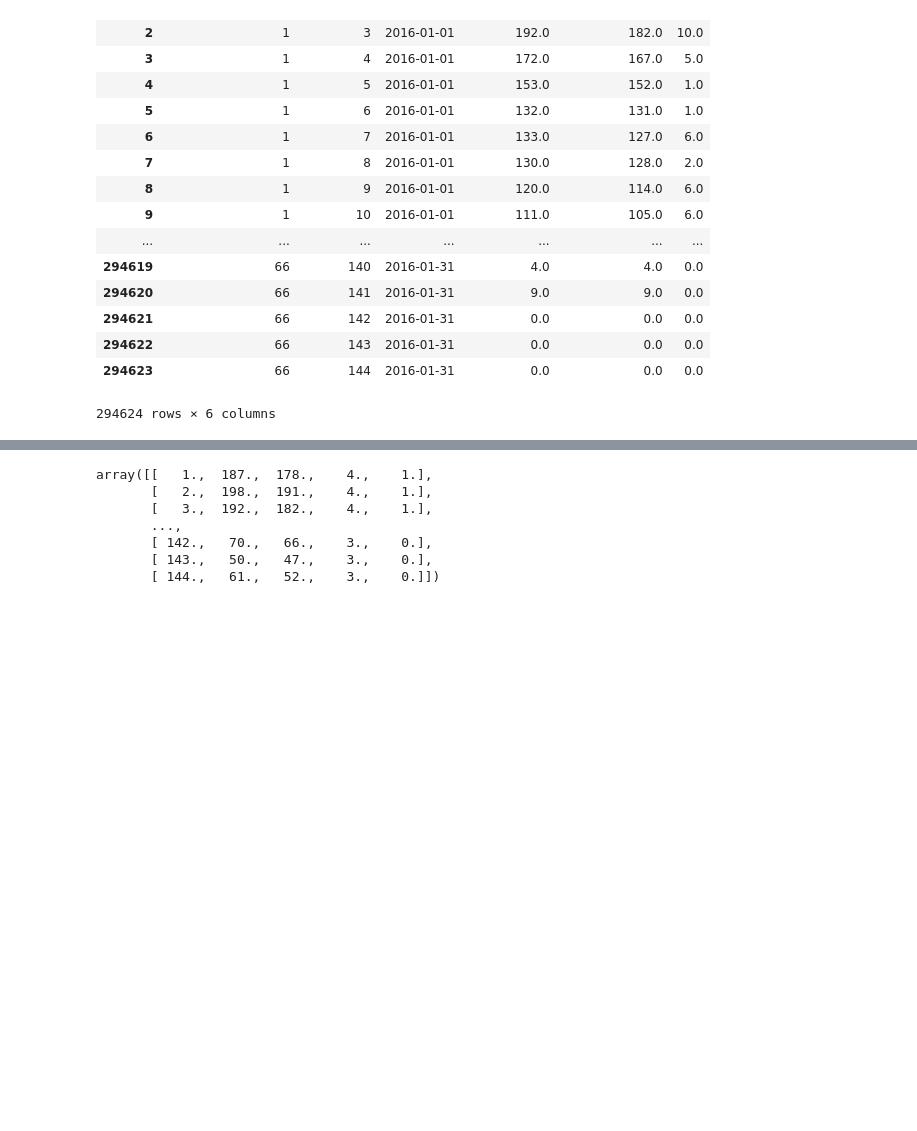
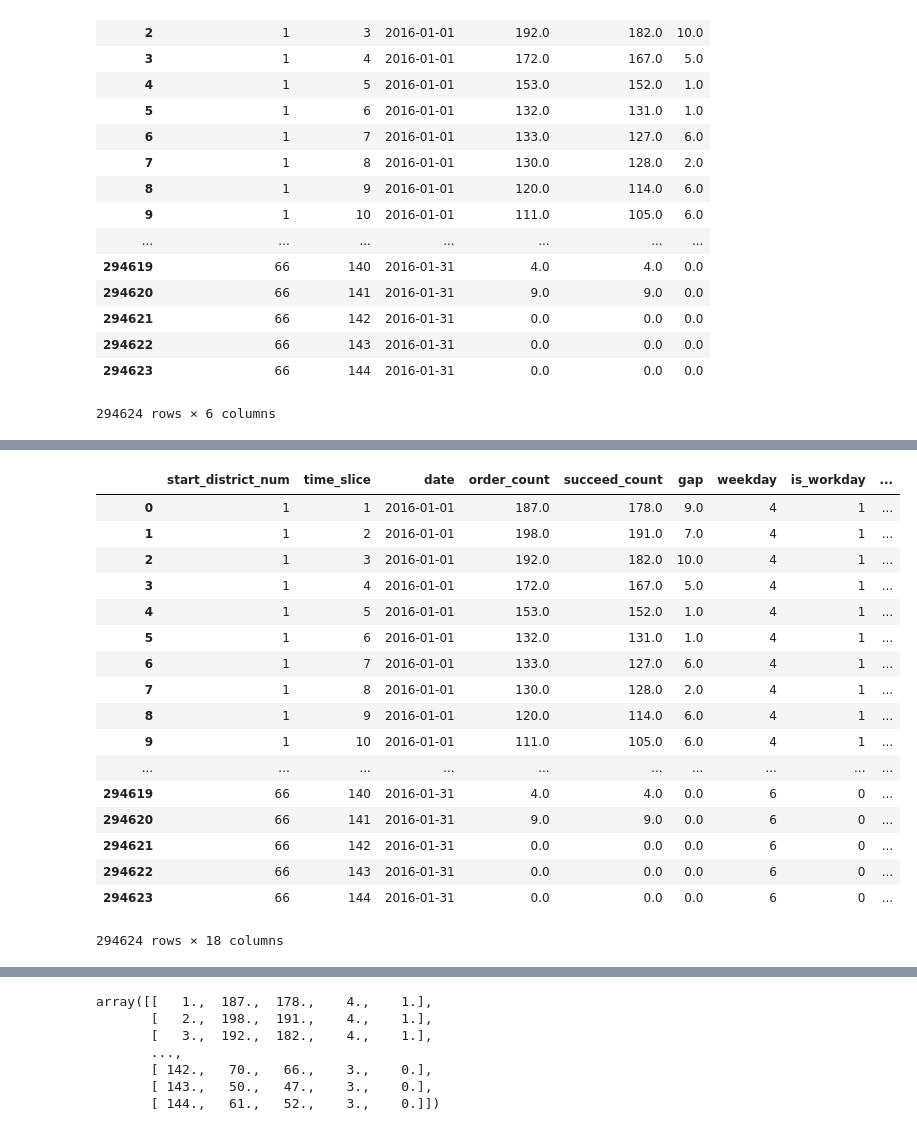
Before and after one commit to mofhu/didi-transition, a Jupyter notebook: features.ipynb, the cells around one changed output, grey strips where cells are left out. Saved outputs shown, nothing was run; the diff lists cells and outputs as text; code cells hidden in the pictures; blank space fills up the shorter version.

Commit message:
Add features to training set.
- is_weekday
- order/succeed/gap of 30/20/10 min before.

```diff
--- a/features.ipynb
+++ b/features.ipynb
@@ -115,0 +53,2 @@ df['is_holiday'] = df['weekday'] - df['weekday']
+# %%
+df['is_workday'] = df['weekday'].apply(lambda x: x<5).astype(int)
@@ -115,0 +76,32 @@ df['is_holiday'] = df['weekday'] - df['weekday']
+# %%
+df[['order_30min', 'succeed_30min', 'gap_30min']] = df.iloc[3:,3:6]
+# %%
+df_dist = df.sort_values(['start_district_num','date'],ascending=[1,1])
+# %%
+df_dist['order_20min'] = 0
+df_dist['succeed_20min'] = 0
+df_dist['gap_20min'] = 0
+df_dist['order_10min'] = 0
+df_dist['succeed_10min'] = 0
+df_dist['gap_10min'] = 0
+# %%
+df_dist
+# %% [output]
+|  | start_district_num | time_slice | date | order_count | succeed_count | gap | weekday | is_workday | ... |
+| 0 | 1 | 1 | 2016-01-01 | 187.0 | 178.0 | 9.0 | 4 | 1 | ... |
+| 1 | 1 | 2 | 2016-01-01 | 198.0 | 191.0 | 7.0 | 4 | 1 | ... |
+| 2 | 1 | 3 | 2016-01-01 | 192.0 | 182.0 | 10.0 | 4 | 1 | ... |
+| 3 | 1 | 4 | 2016-01-01 | 172.0 | 167.0 | 5.0 | 4 | 1 | ... |
+| 4 | 1 | 5 | 2016-01-01 | 153.0 | 152.0 | 1.0 | 4 | 1 | ... |
+| 5 | 1 | 6 | 2016-01-01 | 132.0 | 131.0 | 1.0 | 4 | 1 | ... |
+| 6 | 1 | 7 | 2016-01-01 | 133.0 | 127.0 | 6.0 | 4 | 1 | ... |
+| 7 | 1 | 8 | 2016-01-01 | 130.0 | 128.0 | 2.0 | 4 | 1 | ... |
+| 8 | 1 | 9 | 2016-01-01 | 120.0 | 114.0 | 6.0 | 4 | 1 | ... |
+| 9 | 1 | 10 | 2016-01-01 | 111.0 | 105.0 | 6.0 | 4 | 1 | ... |
+| ... | ... | ... | ... | ... | ... | ... | ... | ... | ... |
+| 294619 | 66 | 140 | 2016-01-31 | 4.0 | 4.0 | 0.0 | 6 | 0 | ... |
+| 294620 | 66 | 141 | 2016-01-31 | 9.0 | 9.0 | 0.0 | 6 | 0 | ... |
+| 294621 | 66 | 142 | 2016-01-31 | 0.0 | 0.0 | 0.0 | 6 | 0 | ... |
+| 294622 | 66 | 143 | 2016-01-31 | 0.0 | 0.0 | 0.0 | 6 | 0 | ... |
+| 294623 | 66 | 144 | 2016-01-31 | 0.0 | 0.0 | 0.0 | 6 | 0 | ... |
+294624 rows × 18 columns
```
Also changed, not shown: parts of 21 cells of this notebook.
